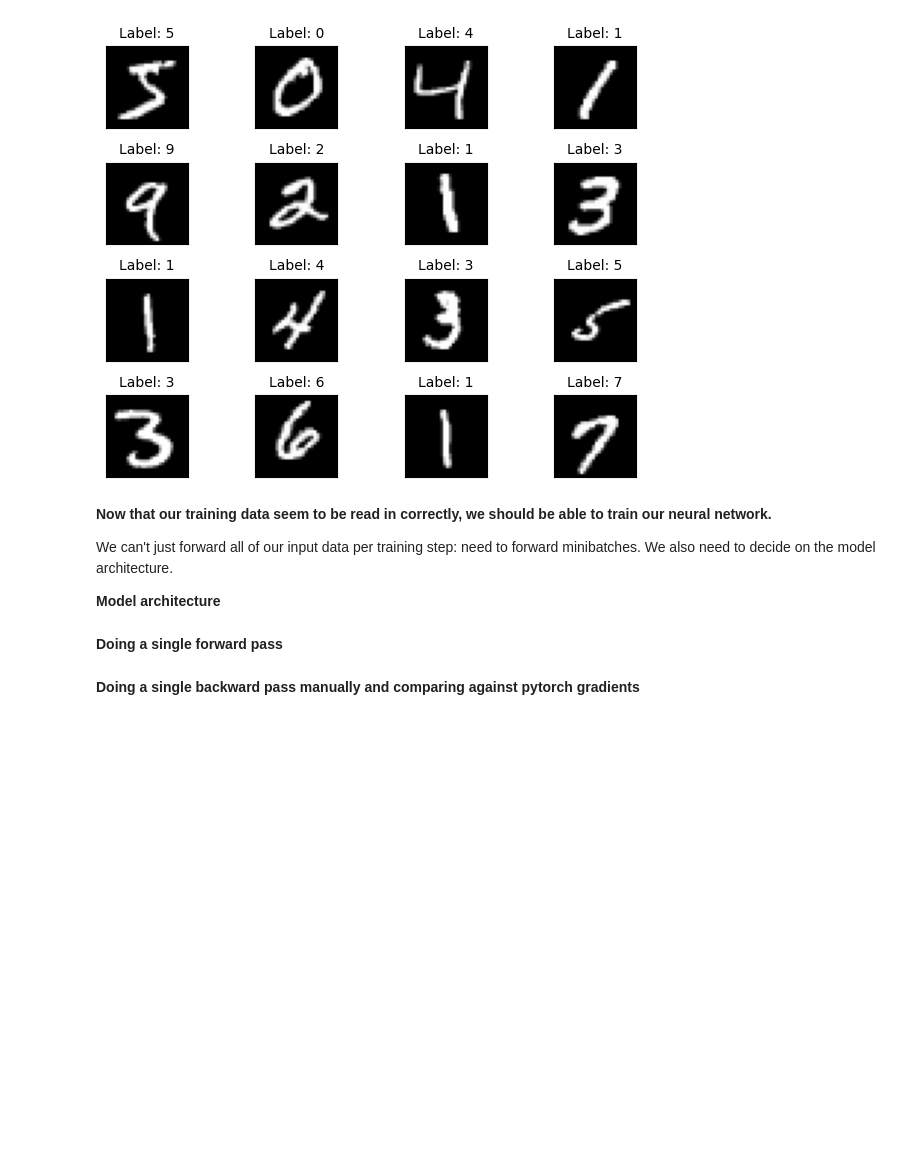
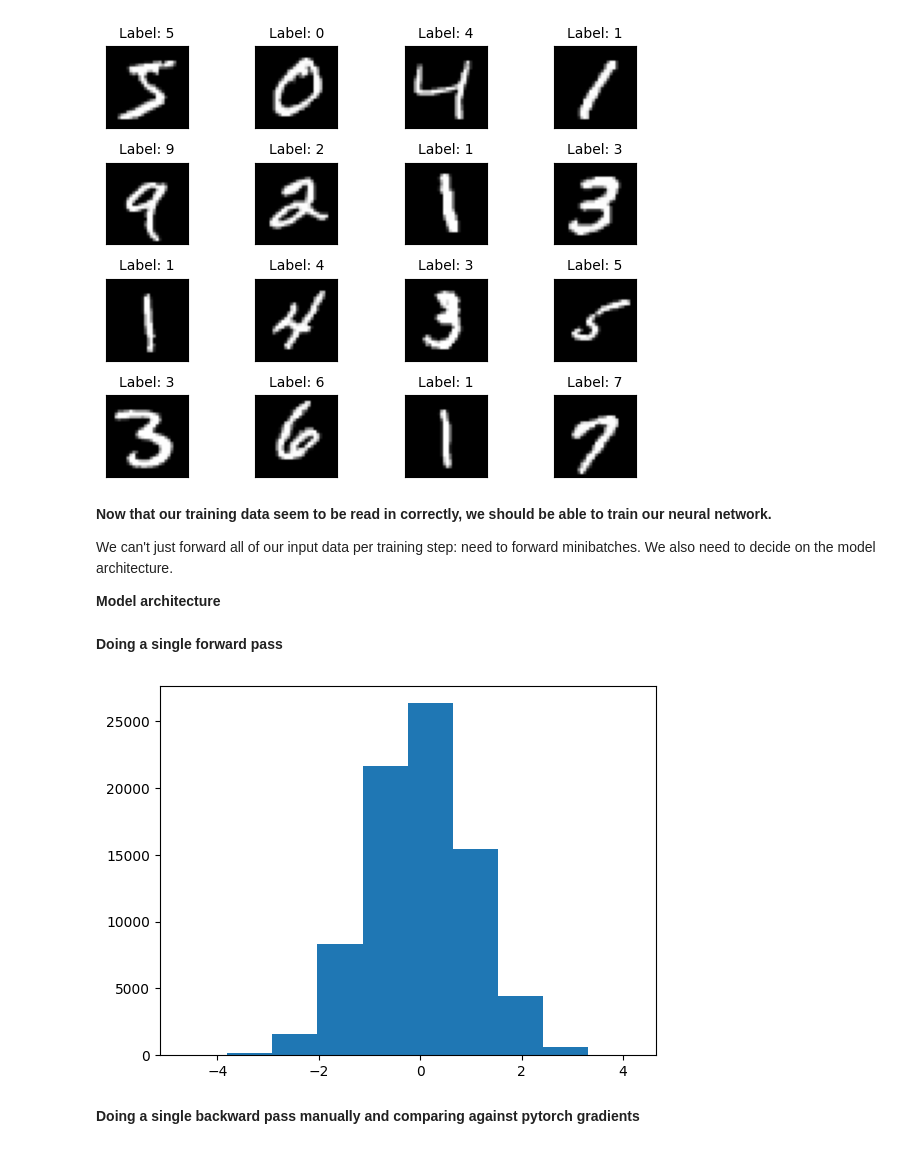
Before and after one commit to al0vya/quant-prep, a Jupyter notebook: deep-learning/handwritten-digits.ipynb, the cells around one changed output. Cells and saved outputs as stored; diff of their text form; code cells hidden in the pictures; blank space fills up the shorter version.

```diff
--- a/deep-learning/handwritten-digits.ipynb
+++ b/deep-learning/handwritten-digits.ipynb
@@ -69,7 +72,7 @@ We can't just forward all of our input data per training step: need to forward m
 Xrows = X_train.shape[0]
 Xcols = X_train.shape[1]
 
-batch_sz = 32
+batch_sz = 500 # must divide dataset exactly
 B = batch_sz
 n_hid1 = 100 # number of neurons in first hidden layer
 n_hid2 = 10 # number of neurons in second hidden layer; must equal number of output channels, i.e. digits 0 - 9
@@ -78,7 +81,7 @@ n_hid2 = 10 # number of neurons in second hidden layer; must equal number of out
 Xb = torch.zeros((B, Xcols))
 W1 = torch.randn((Xcols,n_hid1))
 b1 = torch.randn((1, n_hid1))
-lin1 = torch.zeros((B, n_hid1))
+lin = torch.zeros((B, n_hid1))
 act = torch.zeros((B, n_hid1))
 W2 = torch.randn((n_hid1,n_hid2))
 b2 = torch.randn((1, n_hid2))
@@ -87,12 +90,12 @@ loss = 0
 
 # gradient tensors
 dLdlogits = torch.zeros((B, n_hid2)) # dL/dloss   * dlossd/logits; dLdloss = 1
-dLdb2 = torch.randn((1, n_hid2))     # dL/dlogits * dlogits/db2
-dLdW2 = torch.randn((n_hid1,n_hid2)) # dL/dlogits * dlogits/dW2
+dLdb2 = torch.zeros((1, n_hid2))     # dL/dlogits * dlogits/db2
+dLdW2 = torch.zeros((n_hid1,n_hid2)) # dL/dlogits * dlogits/dW2
 dLdact = torch.zeros((B, n_hid1))    # dL/dlogits * dlogits/dact
-dLdlin1 = torch.zeros((B, n_hid1))   # dL/dact    * dact/dlin1
-dLdb1 = torch.randn((1, n_hid1))     # dL/dlin1   * dlin1/db1
-dLdW1 = torch.randn((Xcols,n_hid1))  # dL/dlin1   * dlin1/dW2
+dLdlin = torch.zeros((B, n_hid1))   # dL/dact    * dact/dlin
+dLdb1 = torch.zeros((1, n_hid1))     # dL/dlin   * dlin/db1
+dLdW1 = torch.zeros((Xcols,n_hid1))  # dL/dlin   * dlin/dW2
 
 params = [W1, b1, W2, b2]
 for p in params:
@@ -104,27 +107,28 @@ losses = []
 # %% [markdown]
 **Doing a single forward pass**
 # %%
-# generating a tensor of size B containing random ints ranging from 0 to Xrows - 1 (Xrows is exclusive)
-# and using it for indexing purposes to extract a random minibatch
-rows = torch.randint(0, Xrows, (B, ))
-Xb = X_train[rows]
-yb = y_train[rows]
+# extracting a minibatch of size B
+Xb = X_train[:B]
+yb = y_train[:B]
 # linear layer 1
-lin1 = Xb @ W1 + b1
+lin = Xb @ W1 + b1
+plt.hist(W1.view(-1).tolist())
 # activation layer
-act = torch.tanh(lin1)
+act = torch.tanh(lin)
 # logits (linear layer 2)
 logits = act @ W2 + b2
 # computing loss from logits
 loss = F.cross_entropy(logits, yb) # basically, y[rows] indexes into the correct output column in logits to compute the loss
 
 for p in params:
     p.grad = None
 
-for t in [logits, act, lin1]:
+for t in [logits, act, lin]:
     t.retain_grad()
 
 loss.backward()
+# %% [output]
+[figure, added]
 # %% [markdown]
 **Doing a single backward pass manually and comparing against pytorch gradients**
 # %%
```
Also changed, not shown: parts of 5 cells of this notebook, 6 other files.
